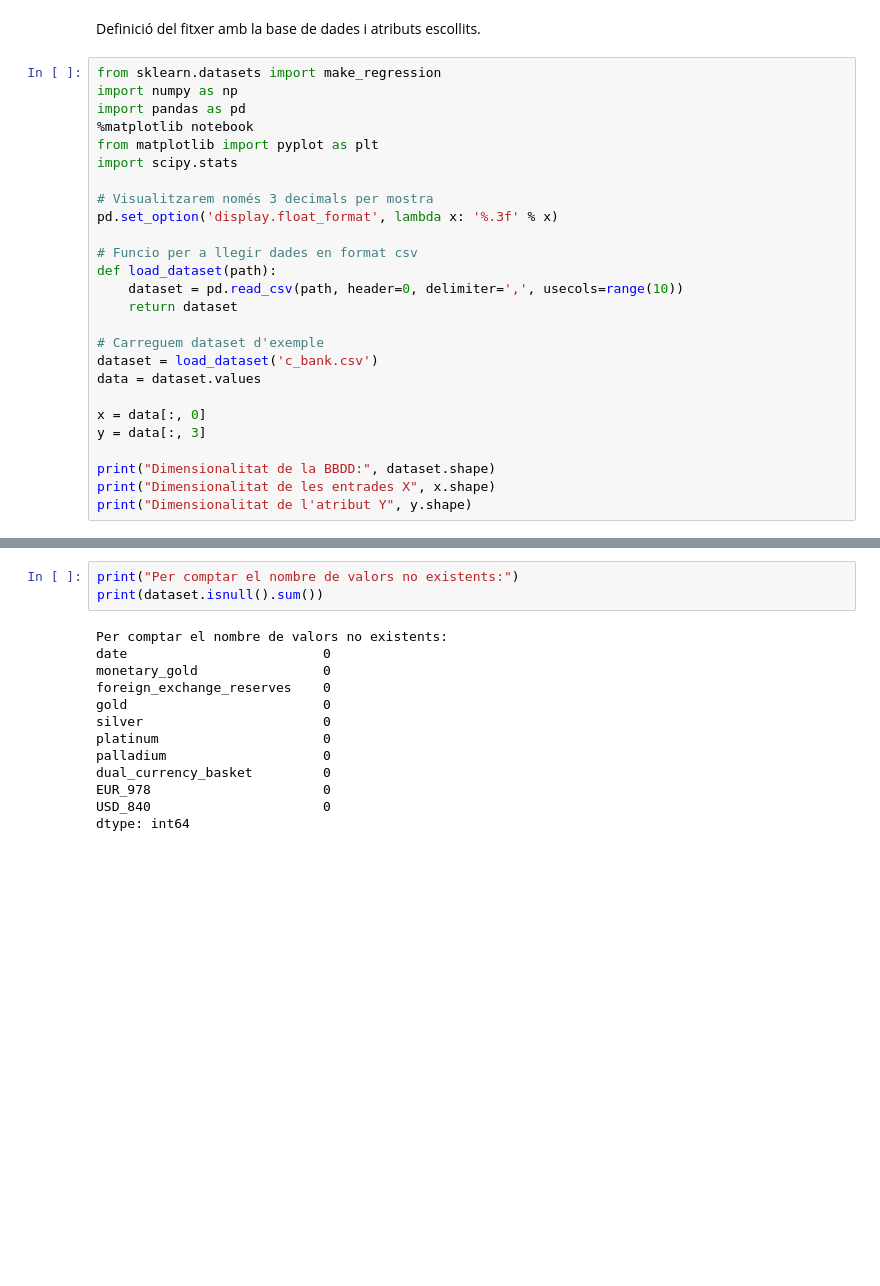
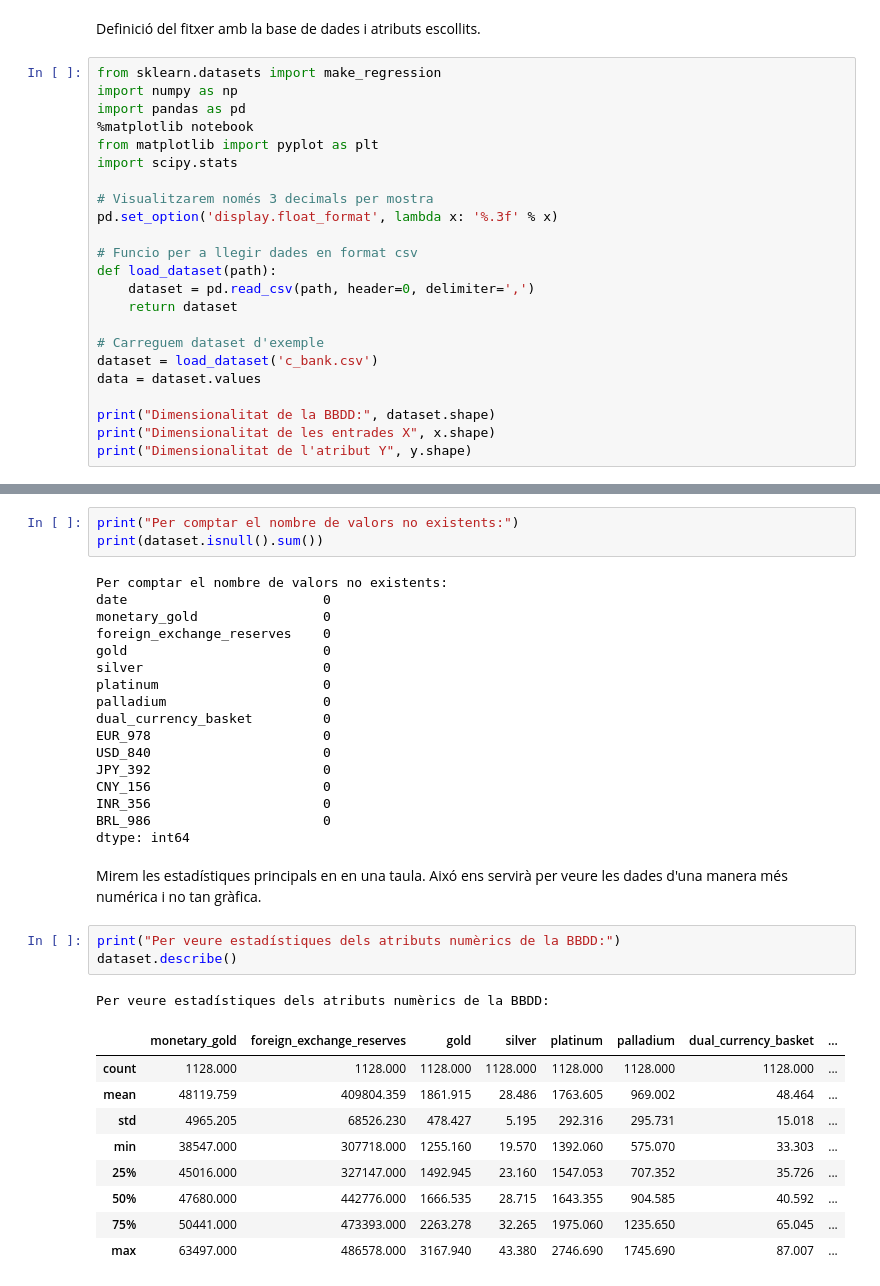
Before and after one commit to borjaarcos/APC-P1-Regressio, a Jupyter notebook: Practica1-Regressio2022-GEI.ipynb, the cells around one changed output, grey strips where cells are left out. Cells and saved outputs as stored; diff of their text form; blank space fills up the shorter version.

Commit message:
Canvis a l'estructura del codi i afegim gràfica

```diff
--- a/Practica1-Regressio2022-GEI.ipynb
+++ b/Practica1-Regressio2022-GEI.ipynb
@@ -26,16 +26,13 @@ pd.set_option('display.float_format', lambda x: '%.3f' % x)
 
 # Funcio per a llegir dades en format csv
 def load_dataset(path):
-    dataset = pd.read_csv(path, header=0, delimiter=',', usecols=range(10))
+    dataset = pd.read_csv(path, header=0, delimiter=',')
     return dataset
 
 # Carreguem dataset d'exemple
 dataset = load_dataset('c_bank.csv')
 data = dataset.values
 
-x = data[:, 0]
-y = data[:, 3]
-
 print("Dimensionalitat de la BBDD:", dataset.shape)
 print("Dimensionalitat de les entrades X", x.shape)
 print("Dimensionalitat de l'atribut Y", y.shape)
@@ -60,4 +57,25 @@ palladium                    0
 dual_currency_basket         0
 EUR_978                      0
 USD_840                      0
+JPY_392                      0
+CNY_156                      0
+INR_356                      0
+BRL_986                      0
 dtype: int64
+# %% [markdown]
+Mirem les estadístiques principals en en una taula. Aixó ens servirà per veure les dades d'una manera més
+numérica i no tan gràfica.
+# %%
+print("Per veure estadístiques dels atributs numèrics de la BBDD:")
+dataset.describe()
+# %% [output]
+Per veure estadístiques dels atributs numèrics de la BBDD:
+|  | monetary_gold | foreign_exchange_reserves | gold | silver | platinum | palladium | dual_currency_basket | ... |
+| count | 1128.000 | 1128.000 | 1128.000 | 1128.000 | 1128.000 | 1128.000 | 1128.000 | ... |
+| mean | 48119.759 | 409804.359 | 1861.915 | 28.486 | 1763.605 | 969.002 | 48.464 | ... |
+| std | 4965.205 | 68526.230 | 478.427 | 5.195 | 292.316 | 295.731 | 15.018 | ... |
+| min | 38547.000 | 307718.000 | 1255.160 | 19.570 | 1392.060 | 575.070 | 33.303 | ... |
+| 25% | 45016.000 | 327147.000 | 1492.945 | 23.160 | 1547.053 | 707.352 | 35.726 | ... |
+| 50% | 47680.000 | 442776.000 | 1666.535 | 28.715 | 1643.355 | 904.585 | 40.592 | ... |
+| 75% | 50441.000 | 473393.000 | 2263.278 | 32.265 | 1975.060 | 1235.650 | 65.045 | ... |
+| max | 63497.000 | 486578.000 | 3167.940 | 43.380 | 2746.690 | 1745.690 | 87.007 | ... |
```
Also changed, not shown: parts of 6 cells of this notebook.
